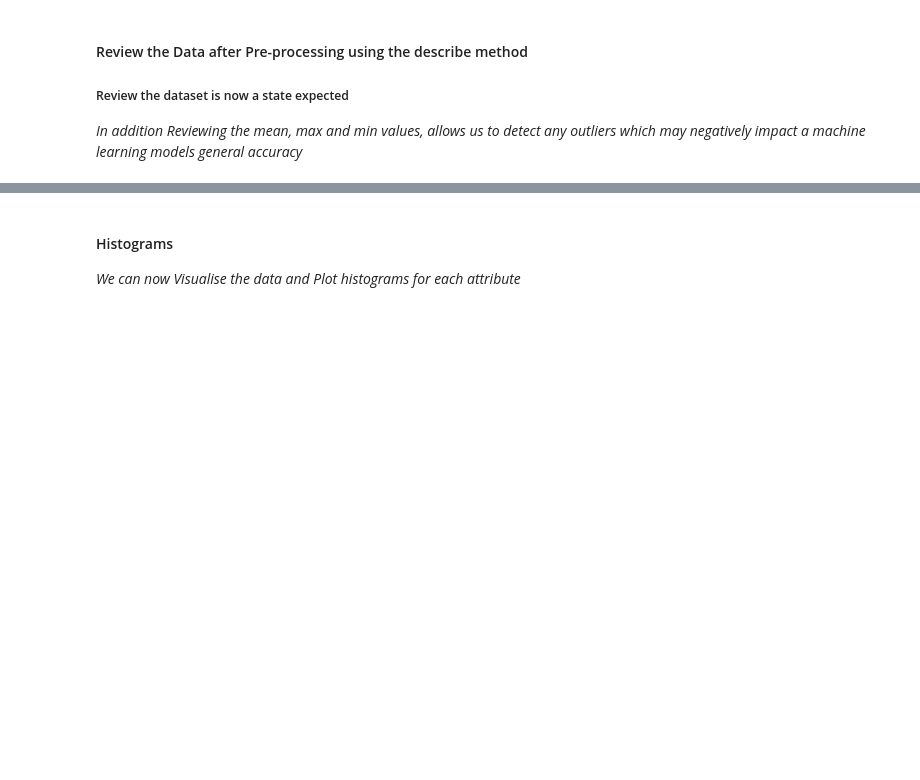
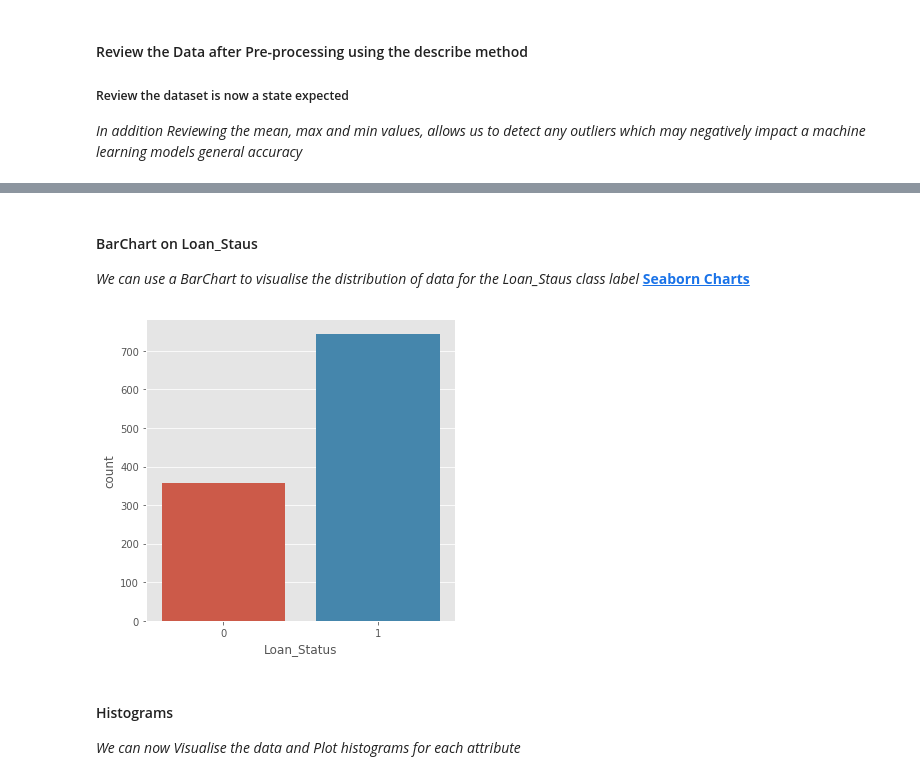
Before and after one commit to tullshaun/MachineLearning, a Jupyter notebook: 1. Loan Application Data Pre-processing.ipynb, the cells around one changed output, grey strips where cells are left out. Cells and saved outputs as stored; diff of their text form; code cells hidden in the pictures; blank space fills up the shorter version.

```diff
--- a/1. Loan Application Data Pre-processing.ipynb
+++ b/1. Loan Application Data Pre-processing.ipynb
@@ -168,3 +166,10 @@ max         1.000000     1.000000       1.000000     1.000000
+# %% [markdown]
+#### BarChart on Loan_Staus
+*We can use a BarChart to visualise the distribution of data for the Loan_Staus class label* __[Seaborn Charts](https://seaborn.pydata.org/tutorial/categorical.html)__
+# %%
+sns.catplot(x="Loan_Status", kind="count",  data=data);
+# %% [output]
+[figure, added]
 # %% [markdown]
 #### Histograms
 *We can now Visualise the data and Plot histograms for each attribute*
```
Also changed, not shown: parts of 5 cells of this notebook.
